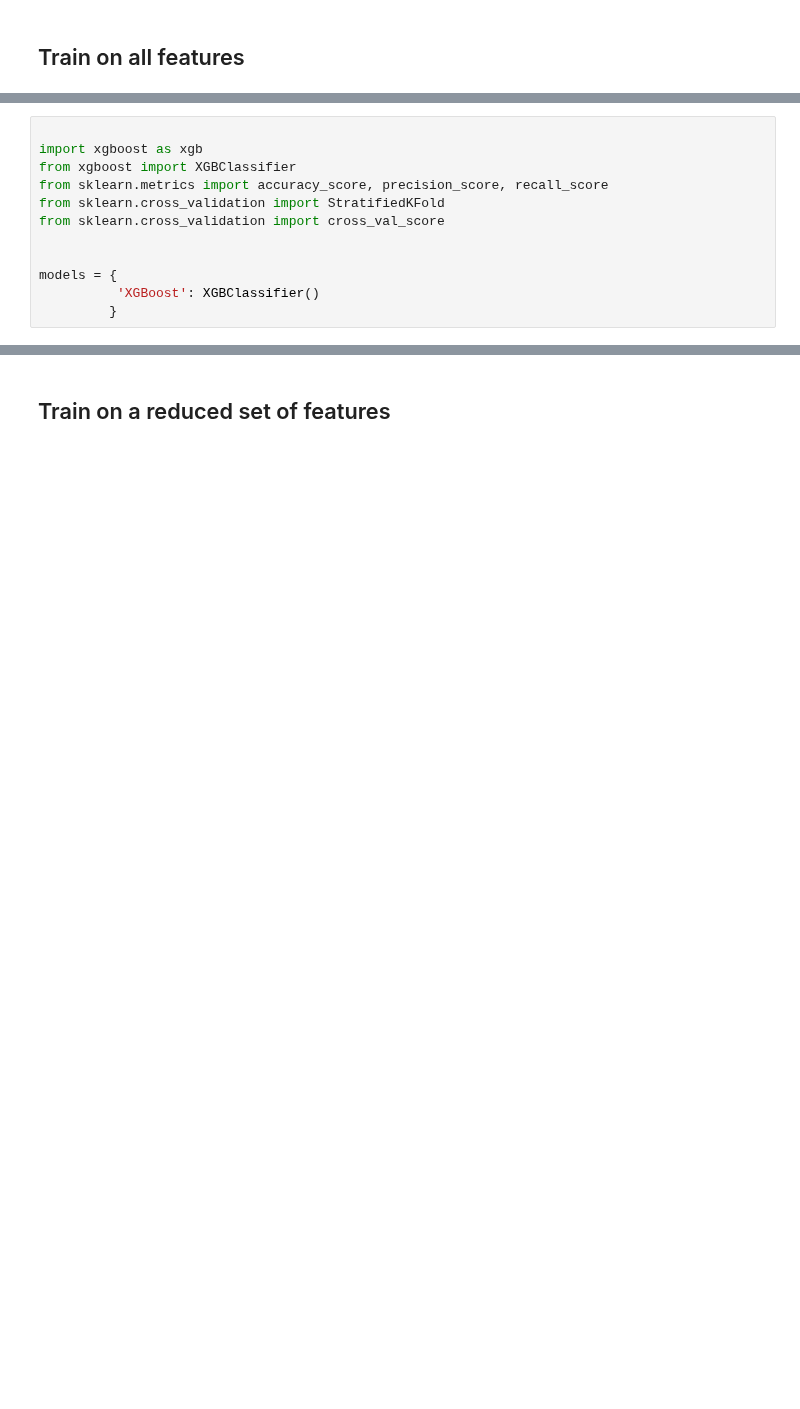
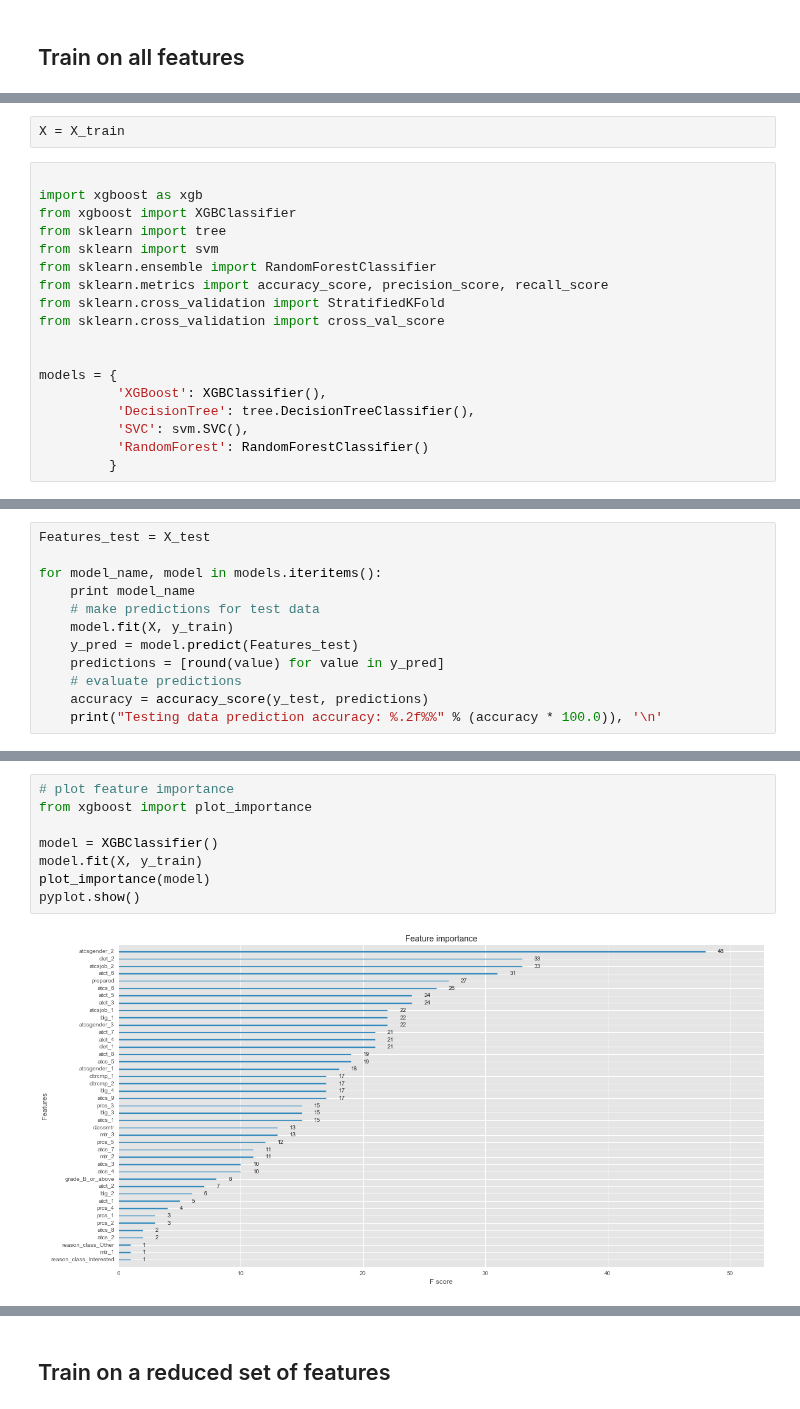
Before and after one commit to omoju/IntroCSExperiencePrediction, a Jupyter notebook: genderedCSExperience.ipynb, the cells around one changed output, grey strips where cells are left out. Drawn from its saved outputs; the diff is of its cells as text; blank space fills up the shorter version.

Commit message:
docs: train on four classifiers

```diff
--- a/genderedCSExperience.ipynb
+++ b/genderedCSExperience.ipynb
@@ -373,14 +336,22 @@ Feature values:-
+# %%
+X = X_train
 # %%
 
 import xgboost as xgb
 from xgboost import XGBClassifier
+from sklearn import tree
+from sklearn import svm
+from sklearn.ensemble import RandomForestClassifier
 from sklearn.metrics import accuracy_score, precision_score, recall_score
 from sklearn.cross_validation import StratifiedKFold
 from sklearn.cross_validation import cross_val_score
 
 
 models = {
-          'XGBoost': XGBClassifier()
+          'XGBoost': XGBClassifier(),
+          'DecisionTree': tree.DecisionTreeClassifier(),
+          'SVC': svm.SVC(),
+          'RandomForest': RandomForestClassifier()
          }
 # %%
 for model_name, model in models.iteritems():
@@ -395,0 +376,12 @@ print model
+# %%
+Features_test = X_test
+
+for model_name, model in models.iteritems():
+    print model_name
+    # make predictions for test data
+    model.fit(X, y_train)
+    y_pred = model.predict(Features_test)
+    predictions = [round(value) for value in y_pred]
+    # evaluate predictions
+    accuracy = accuracy_score(y_test, predictions)
+    print("Testing data prediction accuracy: %.2f%%" % (accuracy * 100.0)), '\n'
@@ -396,3 +402,13 @@ print model
+# %%
+# plot feature importance
+from xgboost import plot_importance
+
+model = XGBClassifier()
+model.fit(X, y_train)
+plot_importance(model)
+pyplot.show()
+# %% [output]
+[figure, added]
 # %%
 model.fit(X, y_train)
 g = xgb.to_graphviz(model, rankdir='LR')
```
Also changed, not shown: parts of 23 cells of this notebook, 2 other files.
